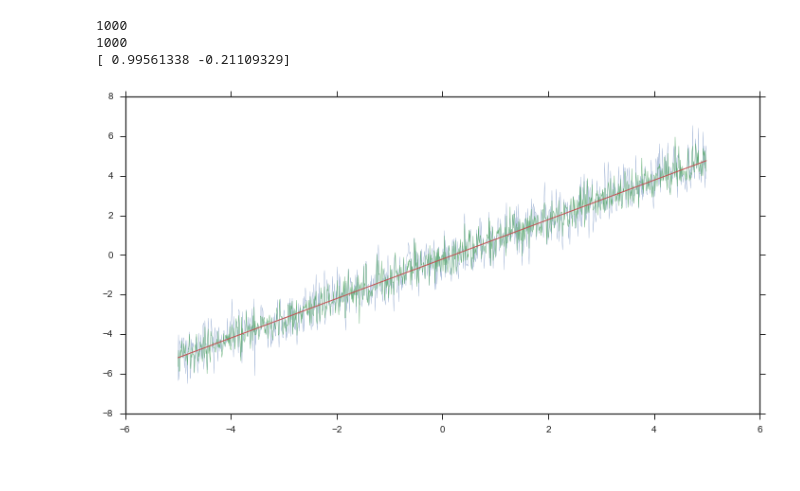
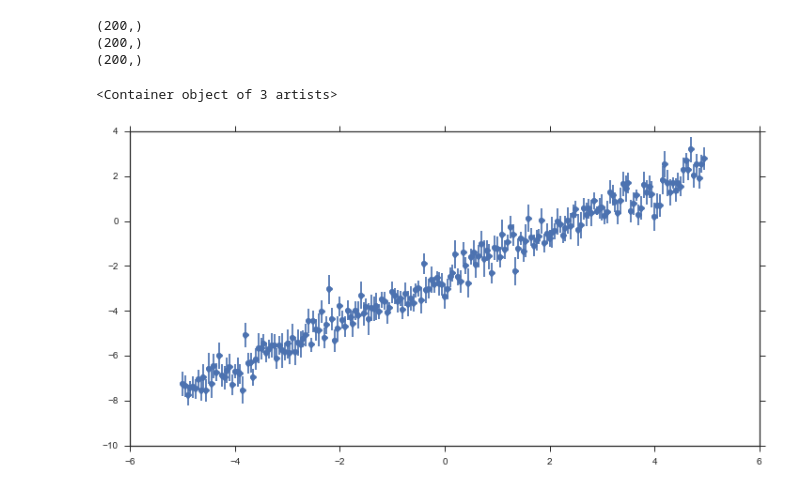
Before and after one commit to jselsing/resampling-within-errors, a Jupyter notebook: resampling within the errors.ipynb, the cells around one changed output. Drawn from its saved outputs; the diff is of its cells as text; code cells hidden in the pictures.

```diff
--- a/resampling within the errors.ipynb
+++ b/resampling within the errors.ipynb
@@ -43,22 +13,26 @@ t, y, yerr = generate_data(parameters, n_sets)
-# %%
-fig, ax = plt.subplots(1, figsize=(12,6), dpi=2400)
-from scipy.optimize import curve_fit
-
-
-n_resamples = 1
-for n in range(n_resamples):
-
-    y_resamp = (y + yerr * np.random.randn(len(t))).ravel()
-    print(len(t))
-    print(len(y_resamp))
-    popt, pcov = curve_fit(lin_law, t, y_resamp)
-    print(popt)
-    ax.plot(t, y_resamp, lw=0.2)
-    ax.plot(t, y.ravel(), lw=0.4)
-
-    ax.plot(t, lin_law(t, *popt), lw=1)
-# %% [output]
-1000
-1000
-[ 0.99561338 -0.21109329]
-[figure, removed]
+# %%
+# Generating fake data
+def lin_law(t, a, b):
+    return a * t + b
+
+x = np.arange(-5, 5, 0.05)
+
+mu_err, sigma_err = 0.5, 0.1 # mean and standard deviation
+y_err = np.array(np.random.normal(mu_err, sigma_err, len(x))).ravel()
+
+y = np.array(lin_law(x, 1, -2.5) + y_err * np.random.randn(len(x)))
+print(np.shape(y_err))
+print(np.shape(y))
+print(np.shape(x))
+
+fig, ax = plt.subplots(1, figsize=(12,6), dpi=2400)
+
+
+
+ax.errorbar(x, y, yerr=y_err, fmt='o')
+# %% [output]
+(200,)
+(200,)
+(200,)
+<Container object of 3 artists>
+[figure, added]
```
Also changed, not shown: parts of 3 cells of this notebook.
